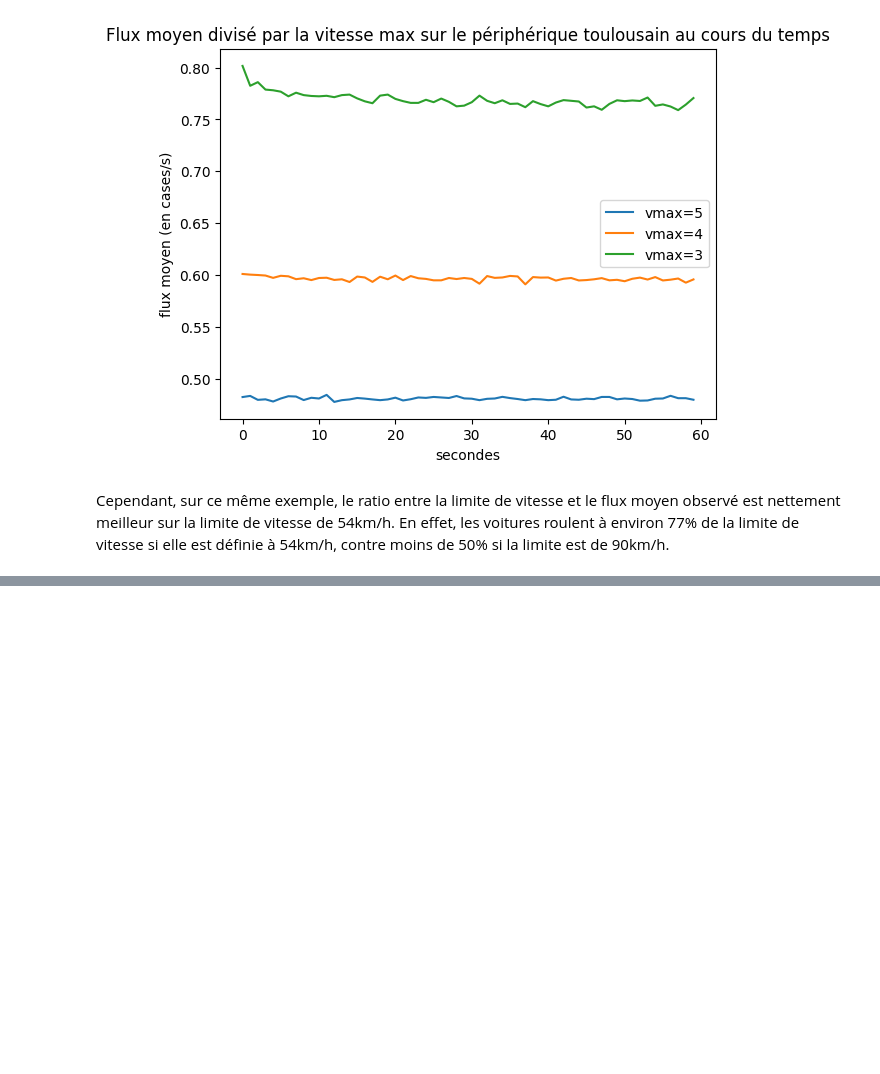
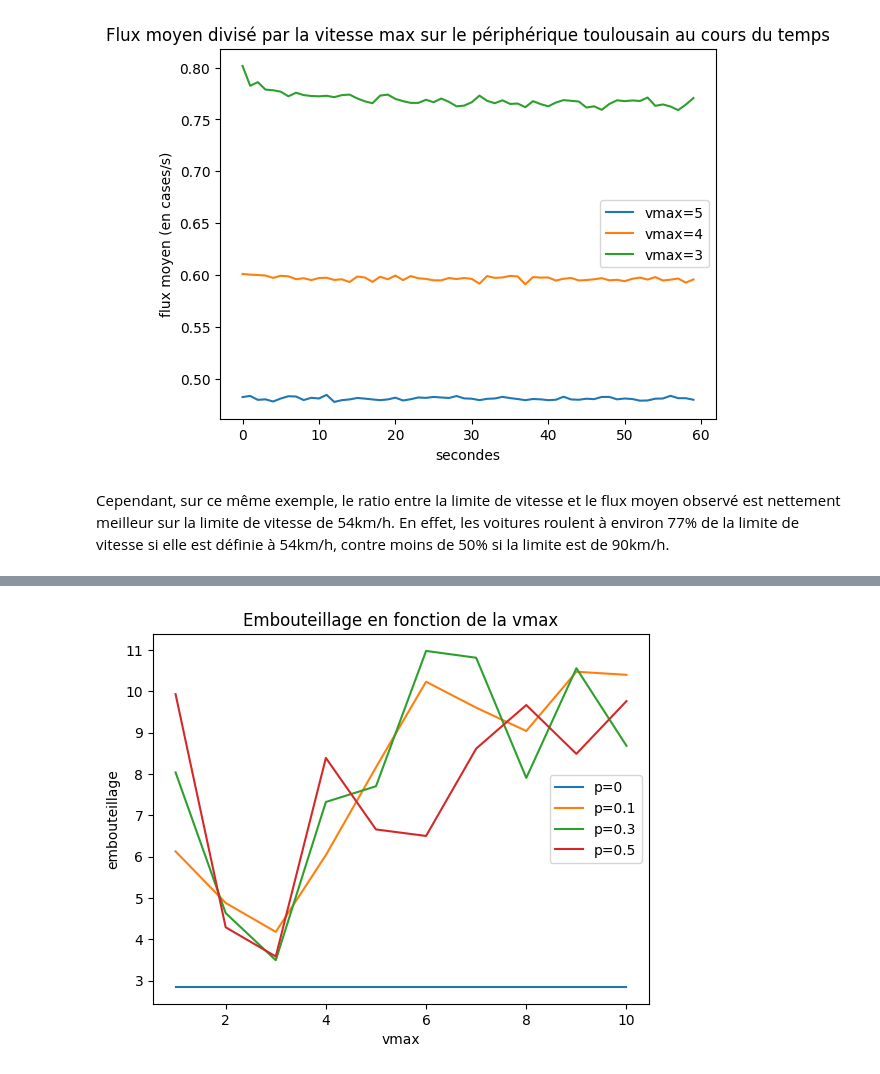
Before and after one commit to TelmoDc/Projet_SA16, a Jupyter notebook: stats.ipynb, the cells around one changed output, grey strips where cells are left out. Saved outputs shown, nothing was run; the diff lists cells and outputs as text; code cells hidden in the pictures; blank space fills up the shorter version.

```diff
--- a/stats.ipynb
+++ b/stats.ipynb
@@ -104,0 +153,22 @@ Cependant, sur ce même exemple, le ratio entre la limite de vitesse et le flux
+# %%
+taille = 100
+p = [0, 0.1, 0.3, 0.5]
+vmax = np.arange(1, 11)
+nb_voitures = 30
+
+emb = np.zeros((len(p), len(vmax)))
+route = route_unif(taille, nb_voitures)
+for i, pi in enumerate(p):
+    for j, vj in enumerate(vmax):
+        cm = CM_Route(route, 100, vj, pi)
+        emb[i][j] = calculer_embouteillage(cm[-1], taille)
+# %%
+for i, pi in enumerate(p):
+    plt.plot(vmax, emb[i], label=f'p={pi}')
+plt.title("Embouteillage en fonction de la vmax")
+plt.xlabel('vmax')
+plt.ylabel('embouteillage')
+plt.legend()
+plt.show()
+# %% [output]
+[figure, added]
```
Also changed, not shown: parts of 10 cells of this notebook, 1 other file.
